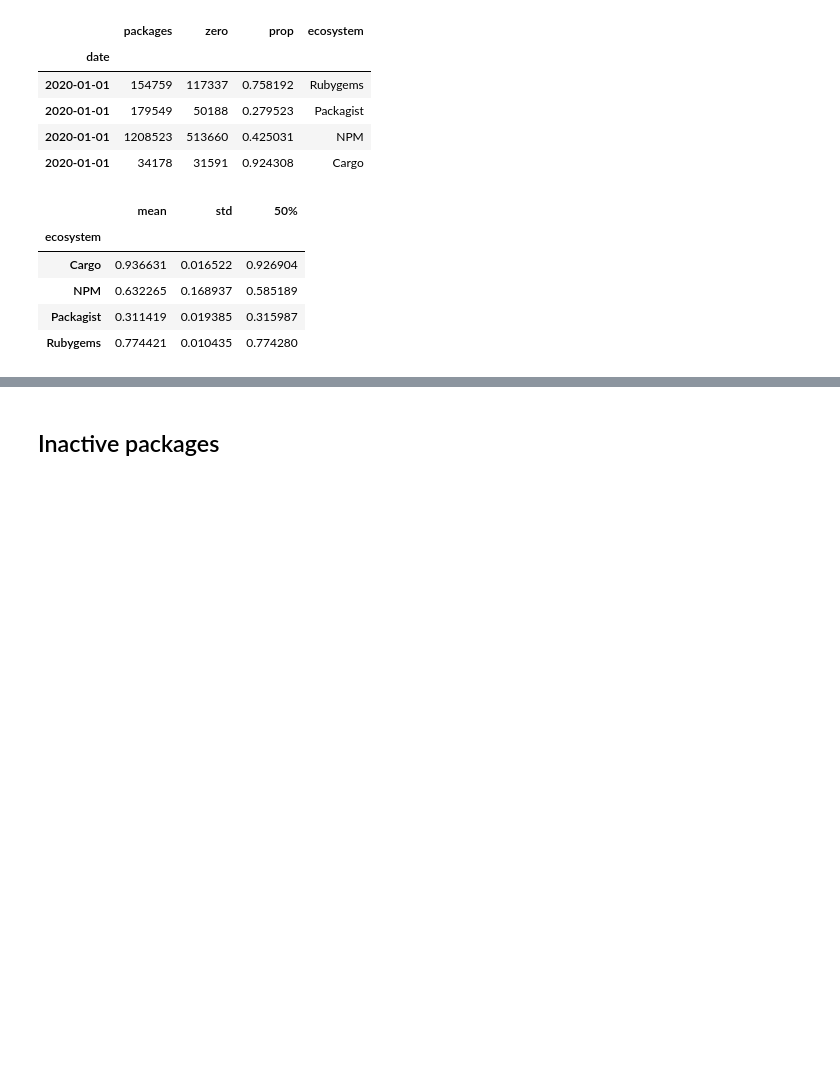
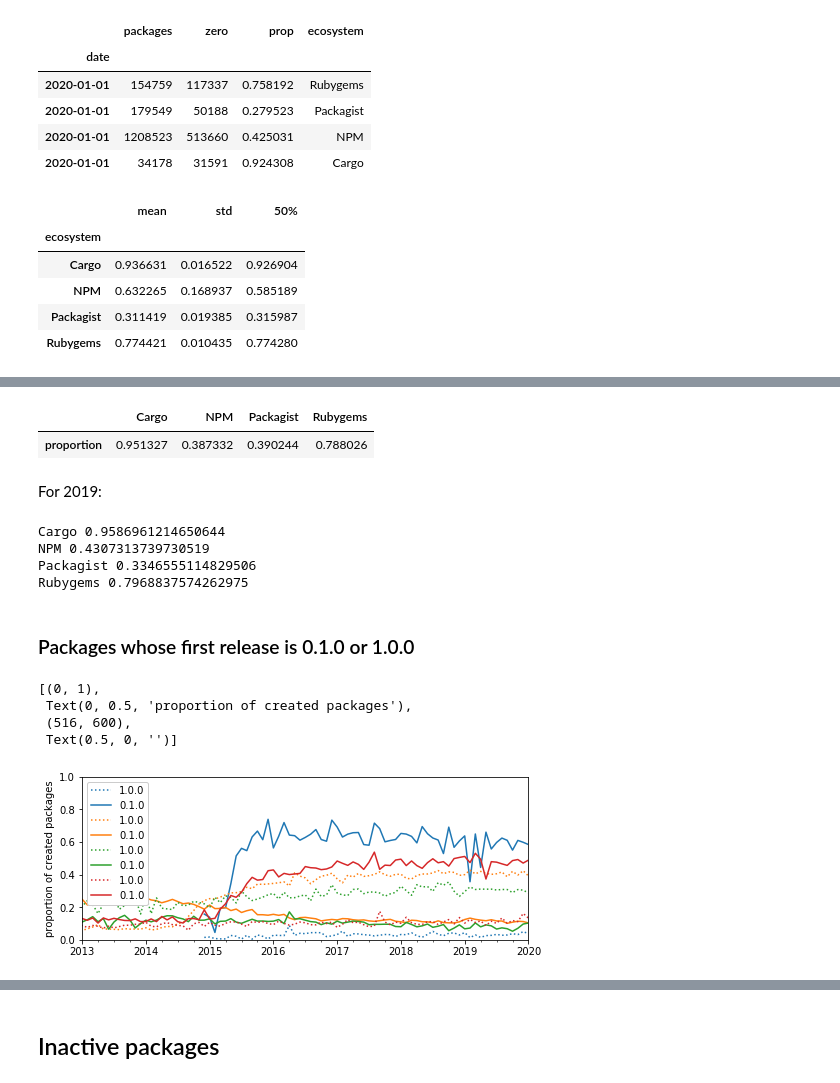
Before and after one commit to AlexandreDecan/secos-zero, a Jupyter notebook: notebooks/Magic zero.ipynb, the cells around one changed output, grey strips where cells are left out. Cells and saved outputs as stored; diff of their text form; code cells hidden in the pictures; blank space fills up the shorter version.

```diff
--- a/notebooks/Magic zero.ipynb
+++ b/notebooks/Magic zero.ipynb
@@ -248,0 +292,76 @@ _.groupby('ecosystem')['prop'].describe()[['mean', 'std', '50%']]
+# %%
+pandas.concat([
+    data[ecosystem]
+    .reset_index()
+    [lambda d: d['date'].between(*DATE_RANGE)]
+    .iloc[-1]
+    .rename(ecosystem)
+for ecosystem in ECOSYSTEMS], axis=1).loc[['proportion']]
+# %% [output]
+|  | Cargo | NPM | Packagist | Rubygems |
+| proportion | 0.951327 | 0.387332 | 0.390244 | 0.788026 |
+# %% [markdown]
+For 2019:
+# %%
+for ecosystem in ECOSYSTEMS:
+    _ = (
+        df_releases[ecosystem]
+        .drop_duplicates('package', keep='first')
+        [lambda d: d['date'] >= pandas.to_datetime('2019')]
+        .assign(dev=lambda d: d['major'] == 0)
+        .assign(package=1)
+        [['package', 'dev']]
+        .sum()
+    )
+    print(ecosystem, _['dev'] / _['package'])
+# %% [output]
+Cargo 0.9586961214650644
+NPM 0.4307313739730519
+Packagist 0.3346555114829506
+Rubygems 0.7968837574262975
+# %% [markdown]
+### Packages whose first release is 0.1.0 or 1.0.0
+# %%
+fig, ax = matplotlib.pyplot.subplots()
+
+data = dict()
+for ecosystem in ECOSYSTEMS:
+    data[ecosystem] = (
+        df_releases[ecosystem]
+        .drop_duplicates('package', keep='first')
+        .assign(**{
+            '1.0.0': lambda d: d['version'] == '1.0.0',
+            '0.1.0': lambda d: d['version'] == '0.1.0',
+        })
+        .groupby(pandas.Grouper(key='date', freq='M'))
+        .agg({'package': 'count', '1.0.0': 'sum', '0.1.0': 'sum'})
+        .assign(**{
+            '1.0.0': lambda d: d['1.0.0'] / d['package'],
+            '0.1.0': lambda d: d['0.1.0'] / d['package'],
+        })
+    )
+
+    (
+        data[ecosystem]
+        [['1.0.0', '0.1.0']]
+        # Shift to avoid 2020-01-01 in the figure
+        .shift()
+        .plot(ax=ax, color=[COLORS[ecosystem]] * 2, style=[':', '-'])
+    )
+
+ax.legend()
+
+ax.set(
+    xlabel='',
+    xlim=DATE_RANGE,
+    ylabel='proportion of created packages',
+    ylim=(0, 1),
+)
+
+#savefig(fig, 'prevalance_0.1.0')
+# %% [output]
+[(0, 1),
+ Text(0, 0.5, 'proportion of created packages'),
+ (516, 600),
+ Text(0.5, 0, '')]
+[figure, added]
```
Also changed, not shown: parts of 5 cells of this notebook.
